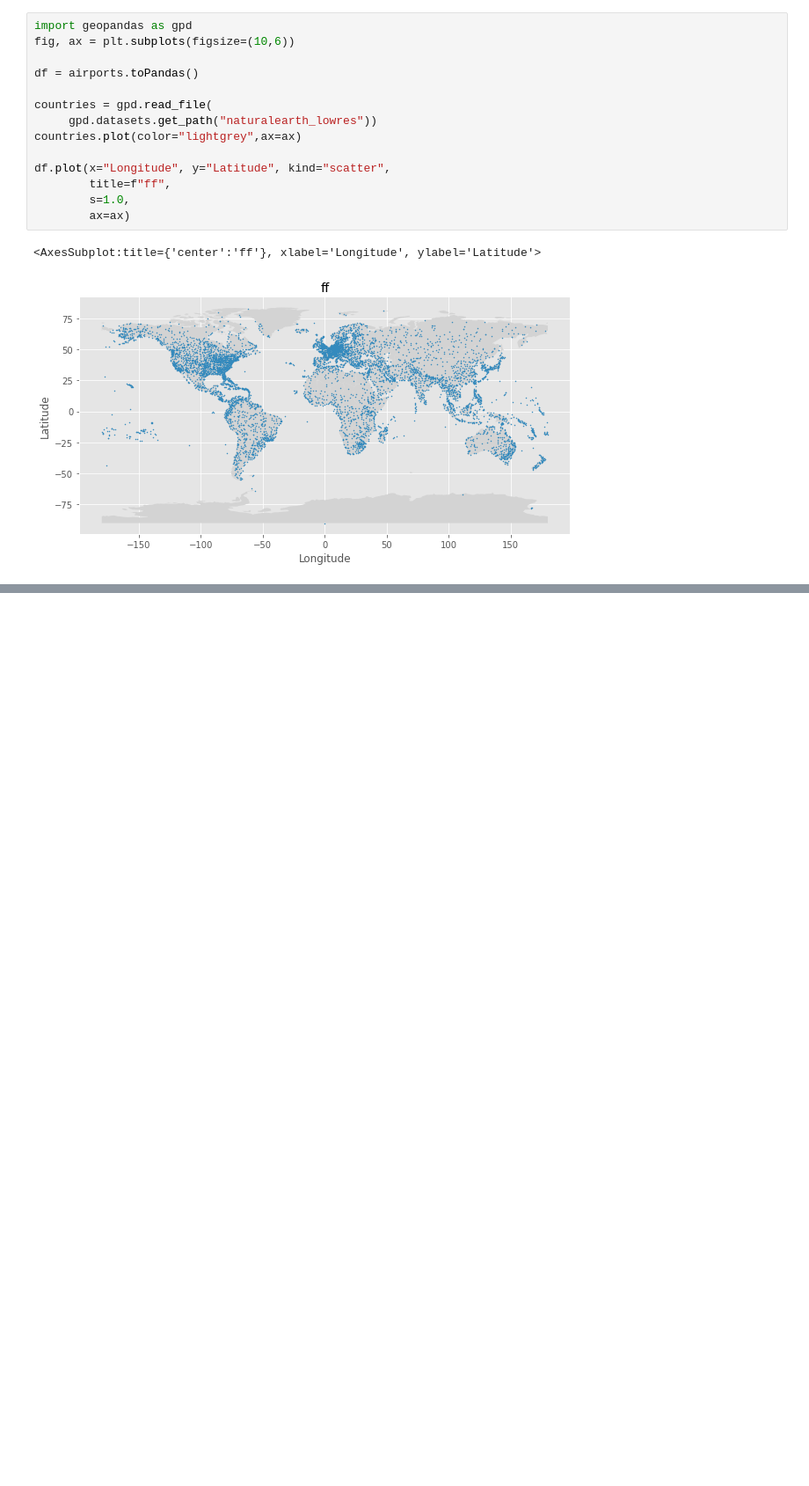
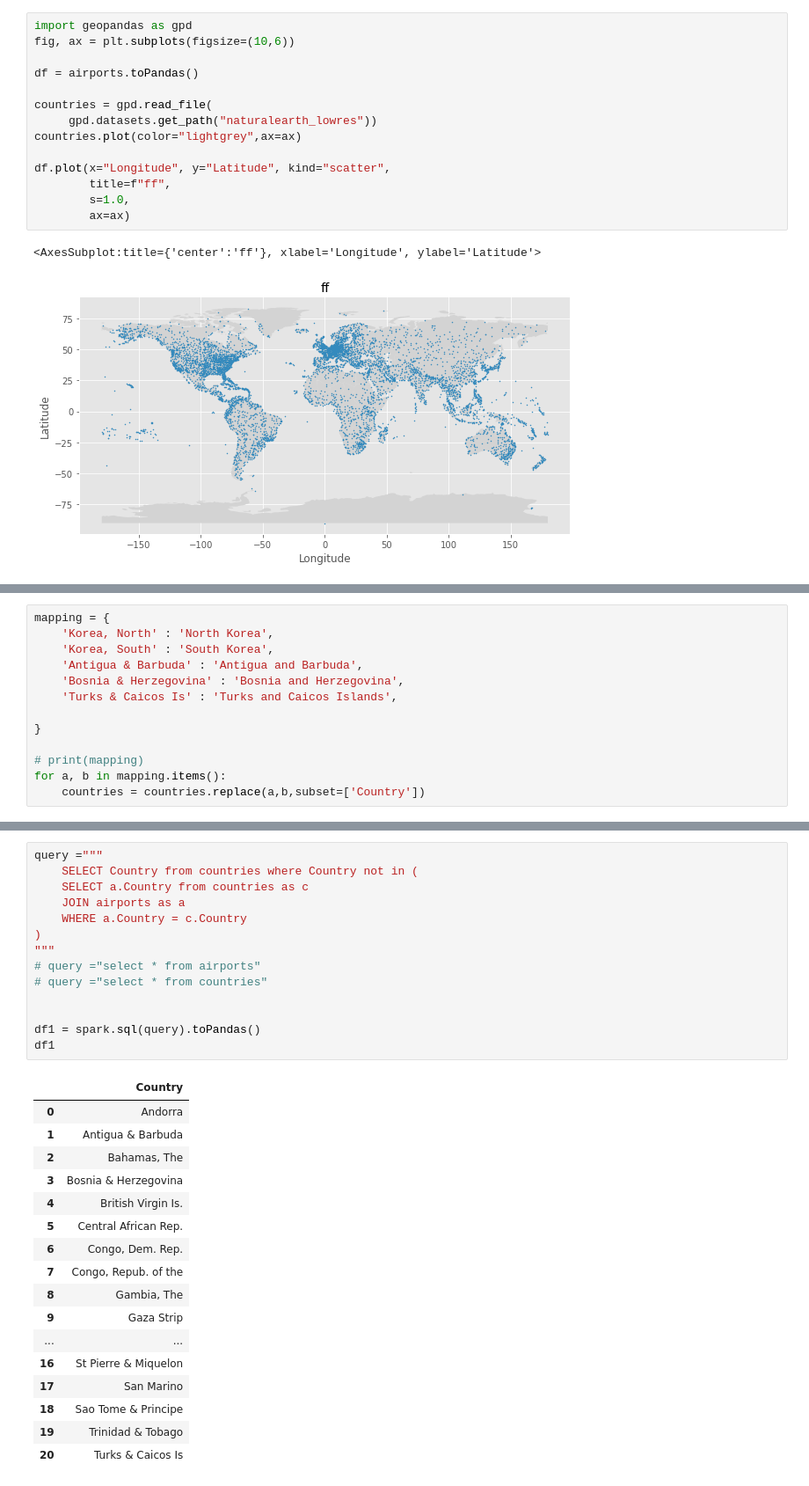
Before and after one commit to sgrzegorz/analiza-duzych-zbiorow-danych, a Jupyter notebook: 02/dataframe.ipynb, the cells around one changed output, grey strips where cells are left out. Shown: that part at 88% size. Cells and saved outputs as stored; diff of their text form; blank space fills up the shorter version.

```diff
--- a/02/dataframe.ipynb
+++ b/02/dataframe.ipynb
@@ -255,0 +214,13 @@ df.plot(x="Longitude", y="Latitude", kind="scatter",
+# %%
+mapping = {
+    'Korea, North' : 'North Korea',
+    'Korea, South' : 'South Korea',
+    'Antigua & Barbuda' : 'Antigua and Barbuda',
+    'Bosnia & Herzegovina' : 'Bosnia and Herzegovina',
+    'Turks & Caicos Is' : 'Turks and Caicos Islands',
+
+}
+
+# print(mapping)
+for a, b in mapping.items():
+    countries = countries.replace(a,b,subset=['Country'])
@@ -255,0 +238,32 @@ df.plot(x="Longitude", y="Latitude", kind="scatter",
+# %%
+query ="""
+    SELECT Country from countries where Country not in (
+    SELECT a.Country from countries as c
+    JOIN airports as a
+    WHERE a.Country = c.Country
+)
+"""
+# query ="select * from airports"
+# query ="select * from countries"
+
+
+df1 = spark.sql(query).toPandas()
+df1
+# %% [output]
+|  | Country |
+| 0 | Andorra |
+| 1 | Antigua & Barbuda |
+| 2 | Bahamas, The |
+| 3 | Bosnia & Herzegovina |
+| 4 | British Virgin Is. |
+| 5 | Central African Rep. |
+| 6 | Congo, Dem. Rep. |
+| 7 | Congo, Repub. of the |
+| 8 | Gambia, The |
+| 9 | Gaza Strip |
+| ... | ... |
+| 16 | St Pierre & Miquelon |
+| 17 | San Marino |
+| 18 | Sao Tome & Principe |
+| 19 | Trinidad & Tobago |
+| 20 | Turks & Caicos Is |
```
Also changed, not shown: parts of 20 cells of this notebook.
